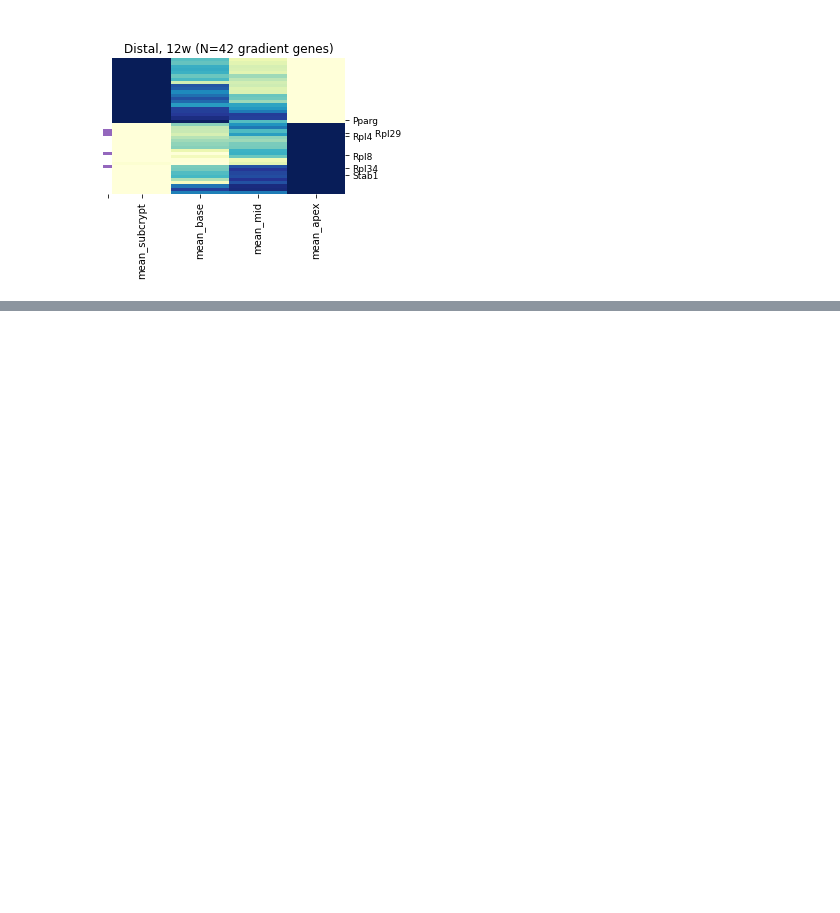
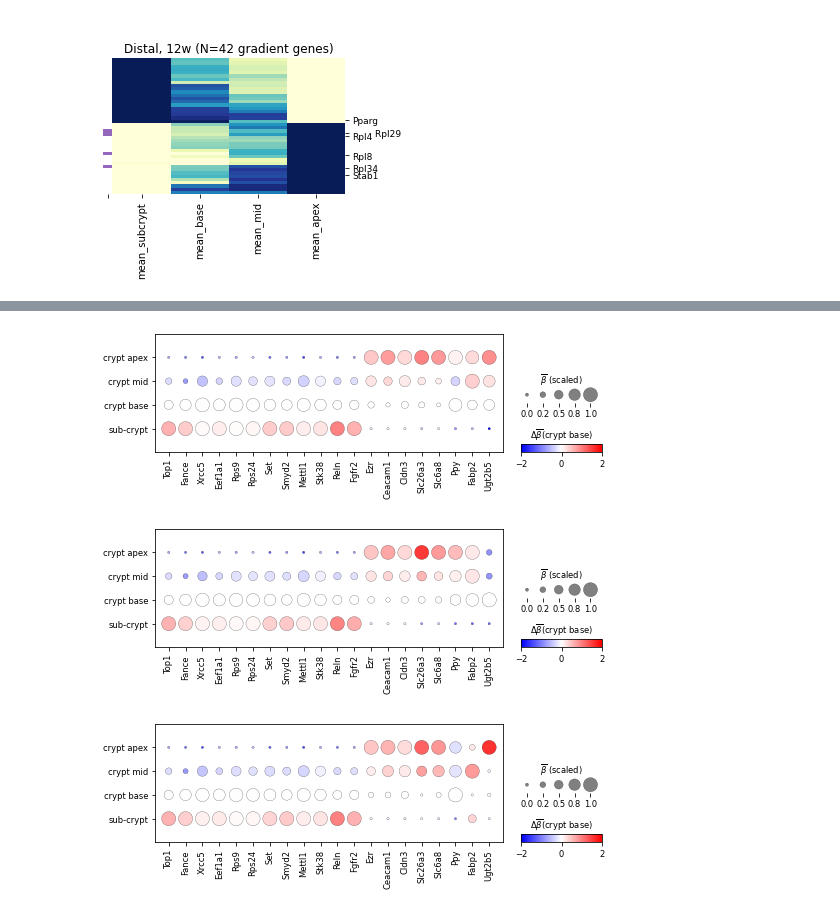
Before and after one commit to adaly/cSplotch, a Jupyter notebook: notebooks/fig4_gradient_genes.ipynb, the cells around one changed output, grey strips where cells are left out. Drawn from its saved outputs; the diff is of its cells as text; code cells hidden in the pictures; blank space fills up the shorter version.

```diff
--- a/notebooks/fig4_gradient_genes.ipynb
+++ b/notebooks/fig4_gradient_genes.ipynb
@@ -226,0 +690,44 @@ for r in ['Proximal', 'Middle', 'Distal']:
+# %%
+plot_dir = 'fig3_v2'
+if not os.path.exists(plot_dir):
+    os.mkdir(plot_dir)
+
+age = '12w'
+for reg in ['Proximal', 'Middle', 'Distal']:
+    adata_reg = adata_betas[adata_betas.obs.condition=='%s BL6WT.%s' % (age, reg)]
+    adata_reg.obs.index = adata_reg.obs.annotation
+
+    crypt_mrois = ['crypt apex', 'crypt mid', 'crypt base', 'sub-crypt']
+
+    df_mean = pd.DataFrame(index=crypt_mrois, columns=gene_to_ens.keys(), dtype=np.float64)
+    df_std = pd.DataFrame(index=crypt_mrois, columns=gene_to_ens.keys(), dtype=np.float64)
+
+    for mroi in crypt_mrois:
+        for g, e in gene_to_ens.items():
+            beta_mean = adata_reg[mroi, g].X[0,0]
+            beta_std = adata_reg[mroi, g].layers['X_stds'][0,0]
+
+            df_mean.loc[mroi, g] = beta_mean
+            df_std.loc[mroi, g] = beta_std
+
+    df_mean_scaled = df_mean - df_mean.min(axis=0)
+    df_mean_scaled = df_mean_scaled / df_mean_scaled.max(axis=0)
+
+    # Change in beta (Delta) relative to sub-crypt -- helps show changes in expression when scales vary
+    df_delta = df_mean.copy()
+    for i in range(len(df_delta)):
+        df_delta.iloc[i,:] = df_mean.iloc[i,:]-df_mean.loc['crypt base',:]
+
+    ax_dict = mroi_dotplot(df_delta, df_mean_scaled,
+                           colorbar_title=r'$\Delta\overline{\beta}$(crypt base)',
+                           size_title=r'$\overline{\beta}$ (scaled)',
+                           enrichment=None,
+                           vmin=-2, vmax=2, cmap='bwr'
+                          )
+    plt.savefig(os.path.join(plot_dir, 'fig3g_beta_gradient_%s.svg' % reg))
+
+    #ax_dict['mainplot_ax'].set_title(reg)
+# %% [output]
+[figure, added]
+[figure, added]
+[figure, added]
```
Also changed, not shown: parts of 15 cells of this notebook, 6 other files.
